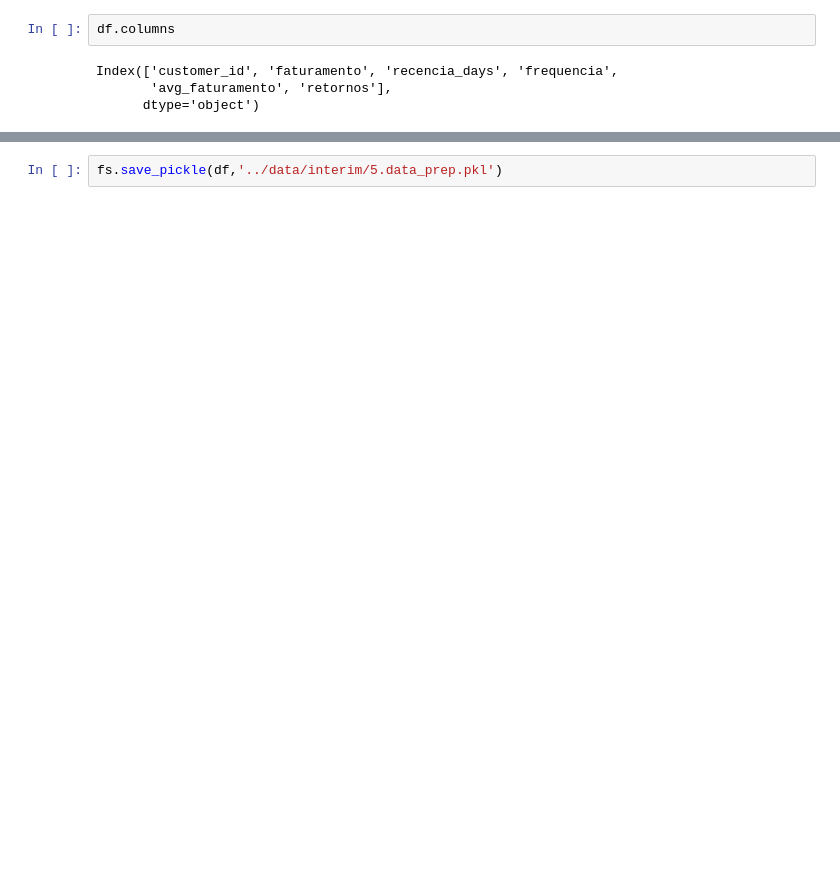
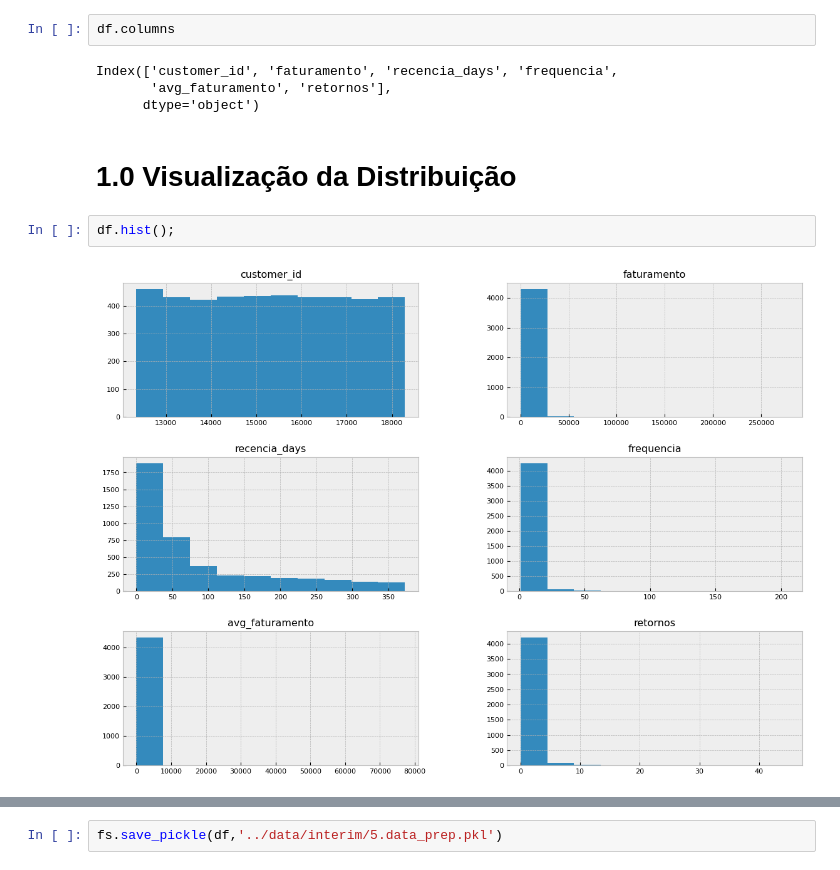
Before and after one commit to Gabrielnbr/Fidelidade-Classificacao, a Jupyter notebook: notebooks/5.0.data_preparation.ipynb, the cells around one changed output, grey strips where cells are left out. Drawn from its saved outputs; the diff is of its cells as text; blank space fills up the shorter version.

```diff
--- a/notebooks/5.0.data_preparation.ipynb
+++ b/notebooks/5.0.data_preparation.ipynb
@@ -33,4 +35,10 @@ df.columns
 Index(['customer_id', 'faturamento', 'recencia_days', 'frequencia',
        'avg_faturamento', 'retornos'],
       dtype='object')
+# %% [markdown]
+# 1.0 Visualização da Distribuição
+# %%
+df.hist();
+# %% [output]
+[figure, added]
 # %% [markdown]
```
Also changed, not shown: parts of 13 cells of this notebook, 1 other file.
